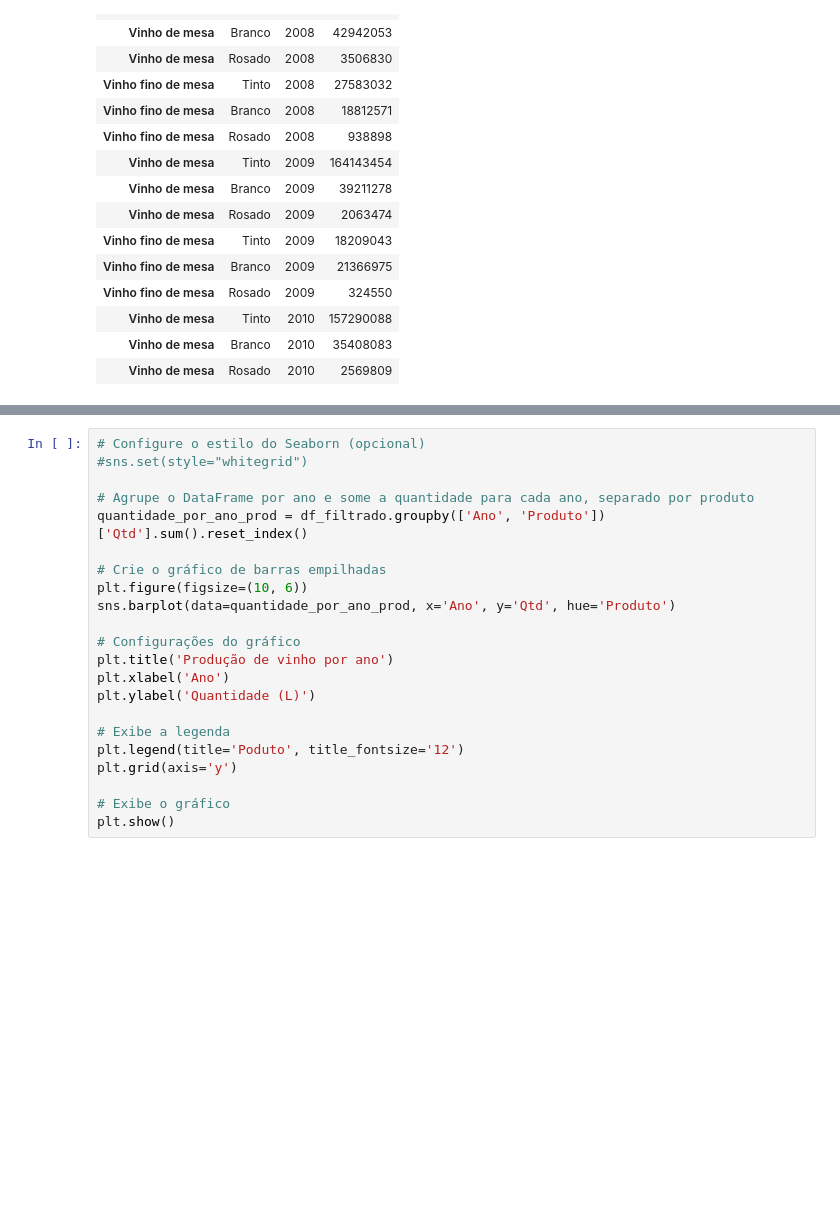
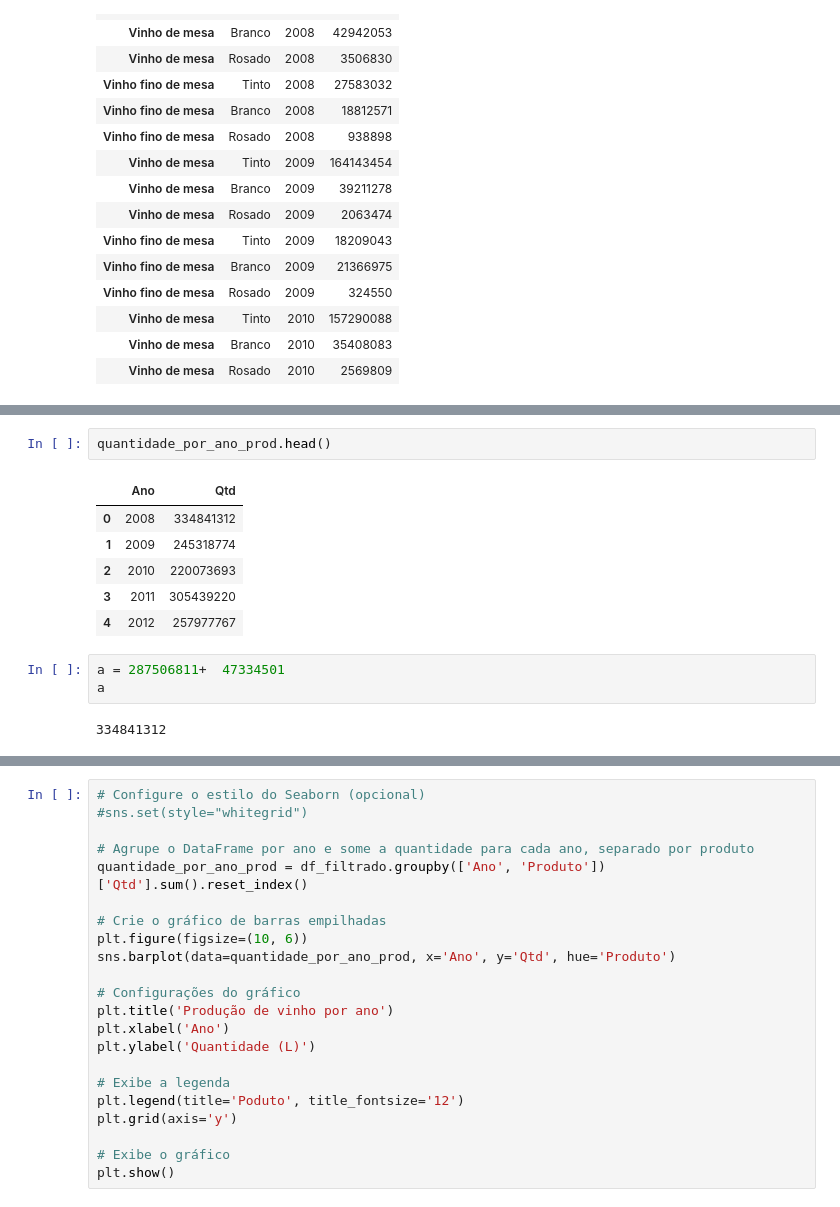
Before and after one commit to VivianeCorreia/Tech-Challenge, a Jupyter notebook: 2_challenge.ipynb, the cells around one changed output, grey strips where cells are left out. Cells and saved outputs as stored; diff of their text form; blank space fills up the shorter version.

```diff
--- a/2_challenge.ipynb
+++ b/2_challenge.ipynb
@@ -157,0 +136,14 @@ plt.show()
+# %%
+quantidade_por_ano_prod.head()
+# %% [output]
+|  | Ano | Qtd |
+| 0 | 2008 | 334841312 |
+| 1 | 2009 | 245318774 |
+| 2 | 2010 | 220073693 |
+| 3 | 2011 | 305439220 |
+| 4 | 2012 | 257977767 |
+# %%
+a =	287506811+	47334501
+a
+# %% [output]
+334841312
```
Also changed, not shown: parts of 7 cells of this notebook.
